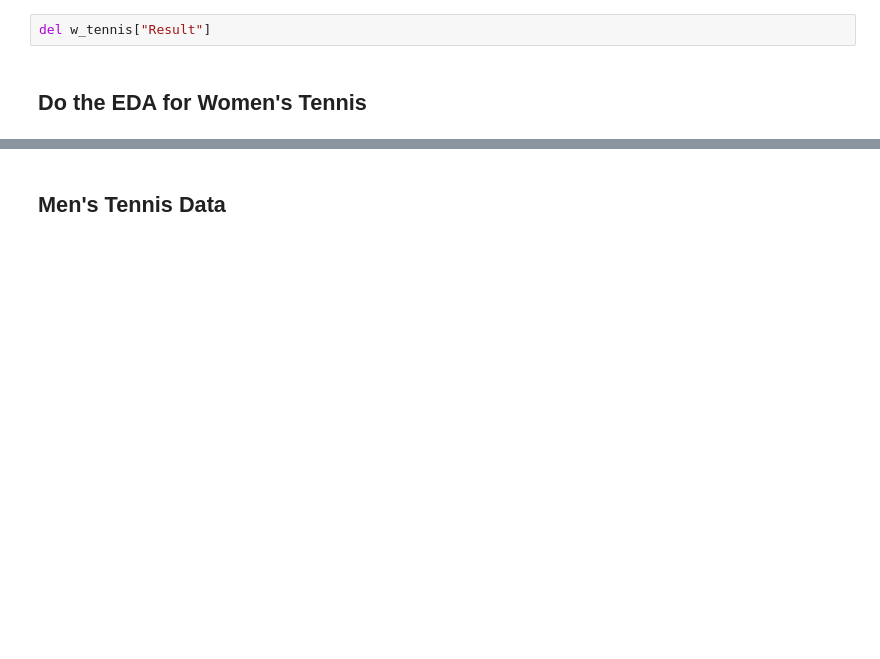
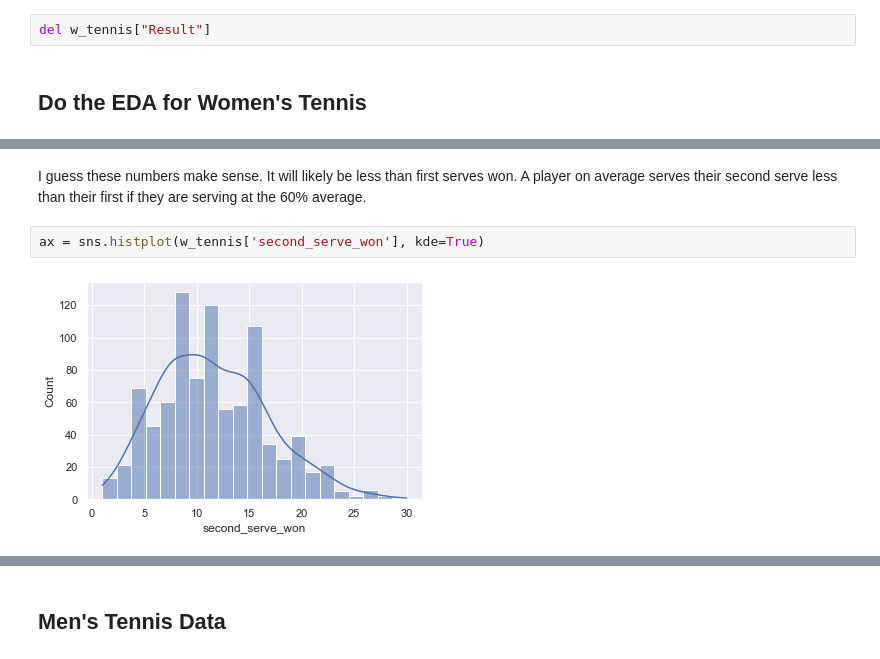
Before and after one commit to zacmcnulty123/reasoning_under_uncertainty, a Jupyter notebook: Project/Tennis.ipynb, the cells around one changed output, grey strips where cells are left out. Cells and saved outputs as stored; diff of their text form; blank space fills up the shorter version.

```diff
--- a/Project/Tennis.ipynb
+++ b/Project/Tennis.ipynb
@@ -424,0 +484,6 @@ del w_tennis["Result"]
+# %% [markdown]
+I guess these numbers make sense. It will likely be less than first serves won. A player on average serves their second serve less than their first if they are serving at the 60% average.
+# %%
+ax = sns.histplot(w_tennis['second_serve_won'], kde=True)
+# %% [output]
+[figure, added]
```
Also changed, not shown: parts of 169 cells of this notebook, 1 other file.
